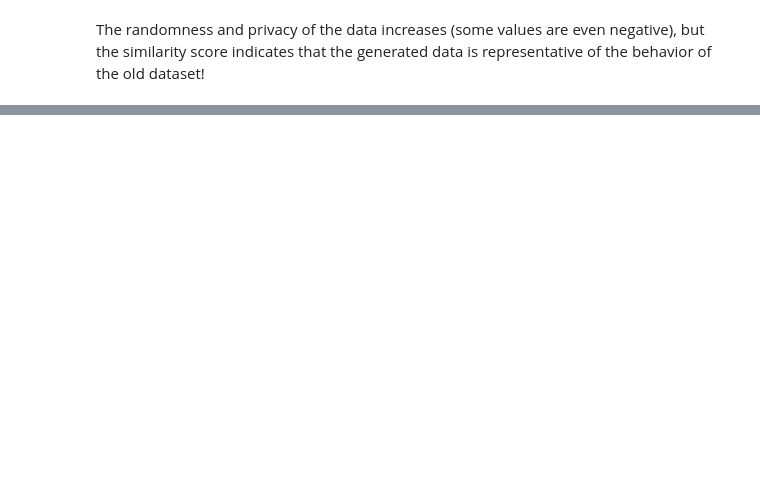
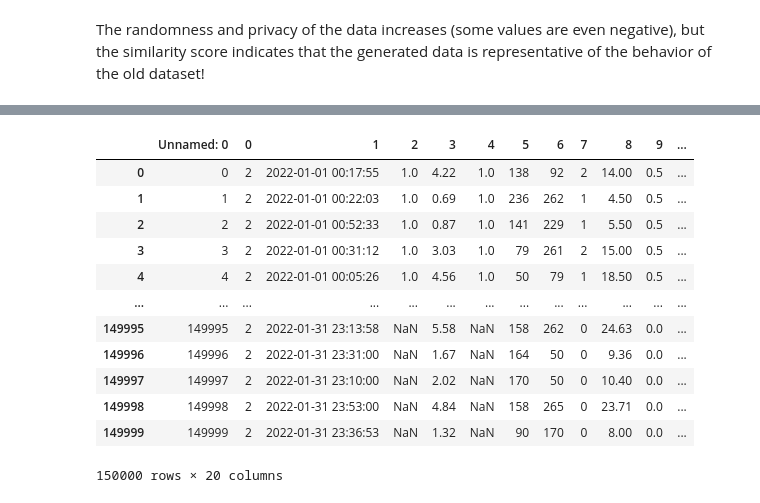
Before and after one commit to rohan-r-kulkarni/taxi_diff_privacy, a Jupyter notebook: testing.ipynb, the cells around one changed output, grey strips where cells are left out. Cells and saved outputs as stored; diff of their text form; code cells hidden in the pictures; blank space fills up the shorter version.

```diff
--- a/testing.ipynb
+++ b/testing.ipynb
@@ -244,0 +301,20 @@ The randomness and privacy of the data increases (some values are even negative)
+# %%
+gout = pd.read_csv("gupt_output.csv")
+gout.columns
+#cleaned_gout = gout.loc[:, alg3.columns]
+#cleaned_gout
+gout
+# %% [output]
+|  | Unnamed: 0 | 0 | 1 | 2 | 3 | 4 | 5 | 6 | 7 | 8 | 9 | ... |
+| 0 | 0 | 2 | 2022-01-01 00:17:55 | 1.0 | 4.22 | 1.0 | 138 | 92 | 2 | 14.00 | 0.5 | ... |
+| 1 | 1 | 2 | 2022-01-01 00:22:03 | 1.0 | 0.69 | 1.0 | 236 | 262 | 1 | 4.50 | 0.5 | ... |
+| 2 | 2 | 2 | 2022-01-01 00:52:33 | 1.0 | 0.87 | 1.0 | 141 | 229 | 1 | 5.50 | 0.5 | ... |
+| 3 | 3 | 2 | 2022-01-01 00:31:12 | 1.0 | 3.03 | 1.0 | 79 | 261 | 2 | 15.00 | 0.5 | ... |
+| 4 | 4 | 2 | 2022-01-01 00:05:26 | 1.0 | 4.56 | 1.0 | 50 | 79 | 1 | 18.50 | 0.5 | ... |
+| ... | ... | ... | ... | ... | ... | ... | ... | ... | ... | ... | ... | ... |
+| 149995 | 149995 | 2 | 2022-01-31 23:13:58 | NaN | 5.58 | NaN | 158 | 262 | 0 | 24.63 | 0.0 | ... |
+| 149996 | 149996 | 2 | 2022-01-31 23:31:00 | NaN | 1.67 | NaN | 164 | 50 | 0 | 9.36 | 0.0 | ... |
+| 149997 | 149997 | 2 | 2022-01-31 23:10:00 | NaN | 2.02 | NaN | 170 | 50 | 0 | 10.40 | 0.0 | ... |
+| 149998 | 149998 | 2 | 2022-01-31 23:53:00 | NaN | 4.84 | NaN | 158 | 265 | 0 | 23.71 | 0.0 | ... |
+| 149999 | 149999 | 2 | 2022-01-31 23:36:53 | NaN | 1.32 | NaN | 90 | 170 | 0 | 8.00 | 0.0 | ... |
+150000 rows × 20 columns
```
Also changed, not shown: parts of 22 cells of this notebook, 4 other files.
